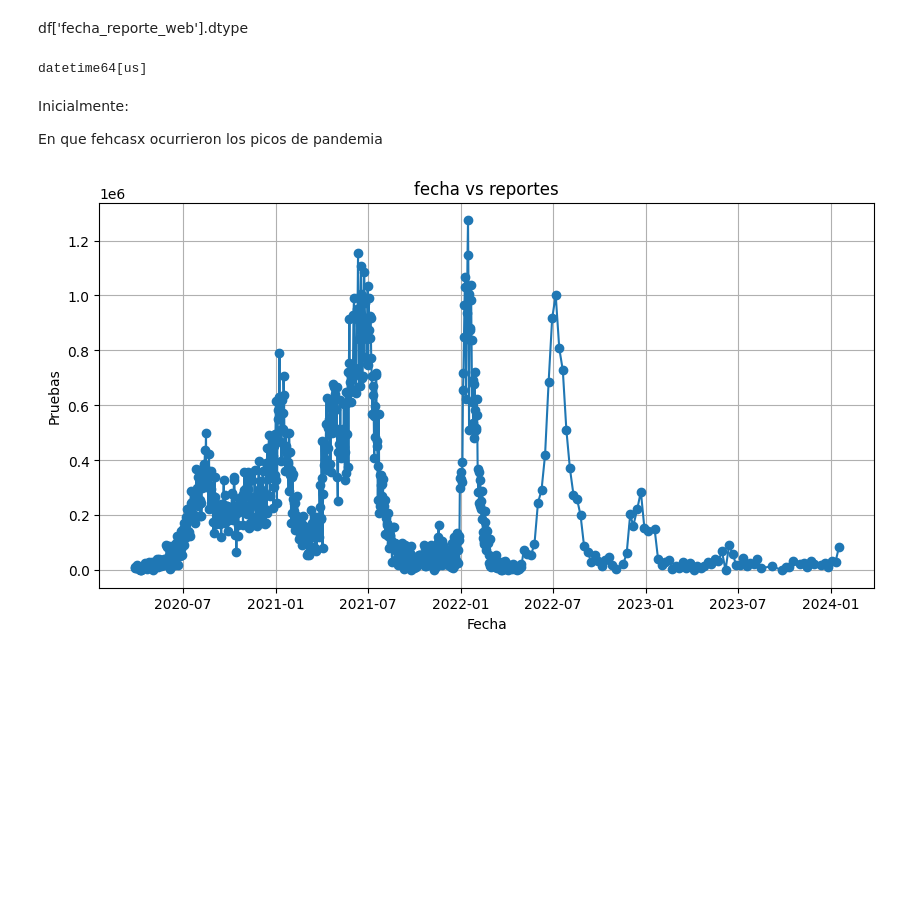
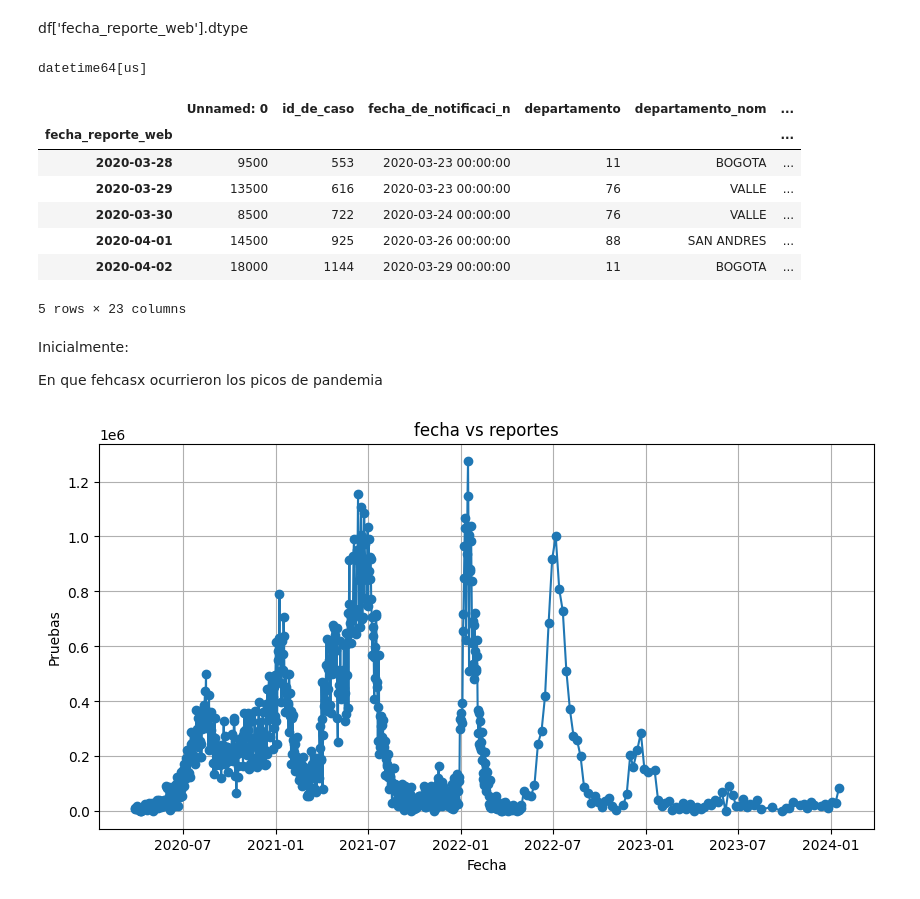
Before and after one commit to jorgebaena01/proyecto-youtube, a Jupyter notebook: probando.ipynb, the cells around one changed output. Cells and saved outputs as stored; diff of their text form; code cells hidden in the pictures; blank space fills up the shorter version.

Commit message:
análisis por fechas + gráficos

```diff
--- a/probando.ipynb
+++ b/probando.ipynb
@@ -23,6 +23,16 @@ print(df['fecha_reporte_web'].dtype)
 datetime64[us]
 # %%
 df1=df.groupby(by=["fecha_reporte_web"]).sum()
+df1.head()
+# %% [output]
+|  | Unnamed: 0 | id_de_caso | fecha_de_notificaci_n | departamento | departamento_nom | ... |
+| fecha_reporte_web |  |  |  |  |  | ... |
+| 2020-03-28 | 9500 | 553 | 2020-03-23 00:00:00 | 11 | BOGOTA | ... |
+| 2020-03-29 | 13500 | 616 | 2020-03-23 00:00:00 | 76 | VALLE | ... |
+| 2020-03-30 | 8500 | 722 | 2020-03-24 00:00:00 | 76 | VALLE | ... |
+| 2020-04-01 | 14500 | 925 | 2020-03-26 00:00:00 | 88 | SAN ANDRES | ... |
+| 2020-04-02 | 18000 | 1144 | 2020-03-29 00:00:00 | 11 | BOGOTA | ... |
+5 rows × 23 columns
 # %%
 df1=df1.sort_values('fecha_reporte_web')
 #print(df1.columns)
```
Also changed, not shown: parts of 5 cells of this notebook.
